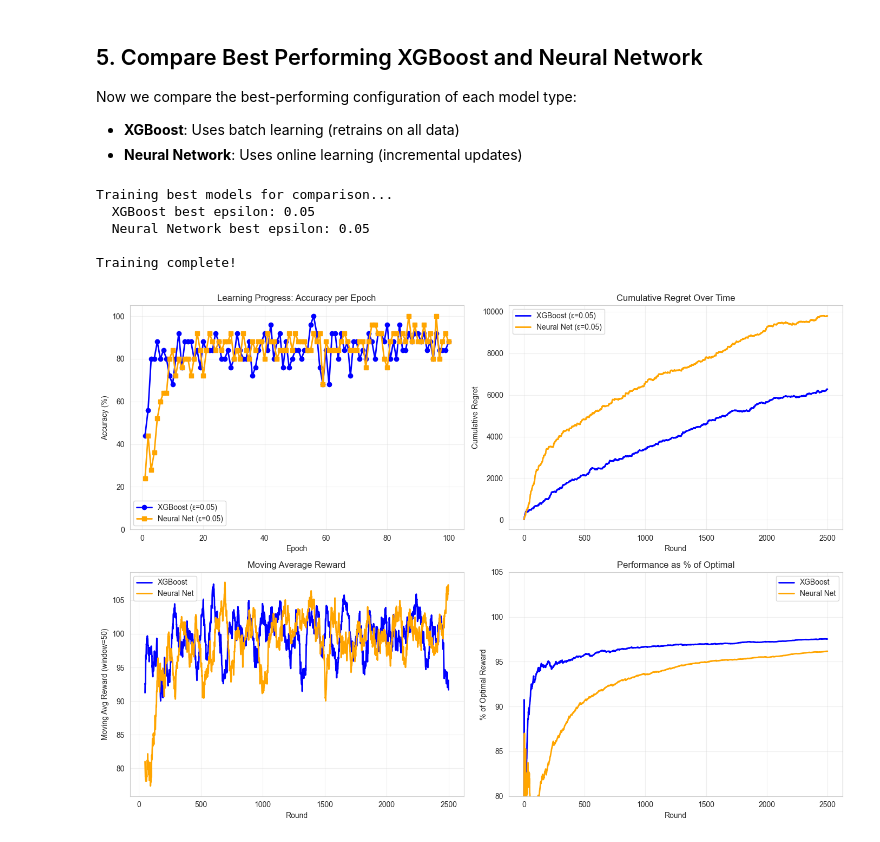
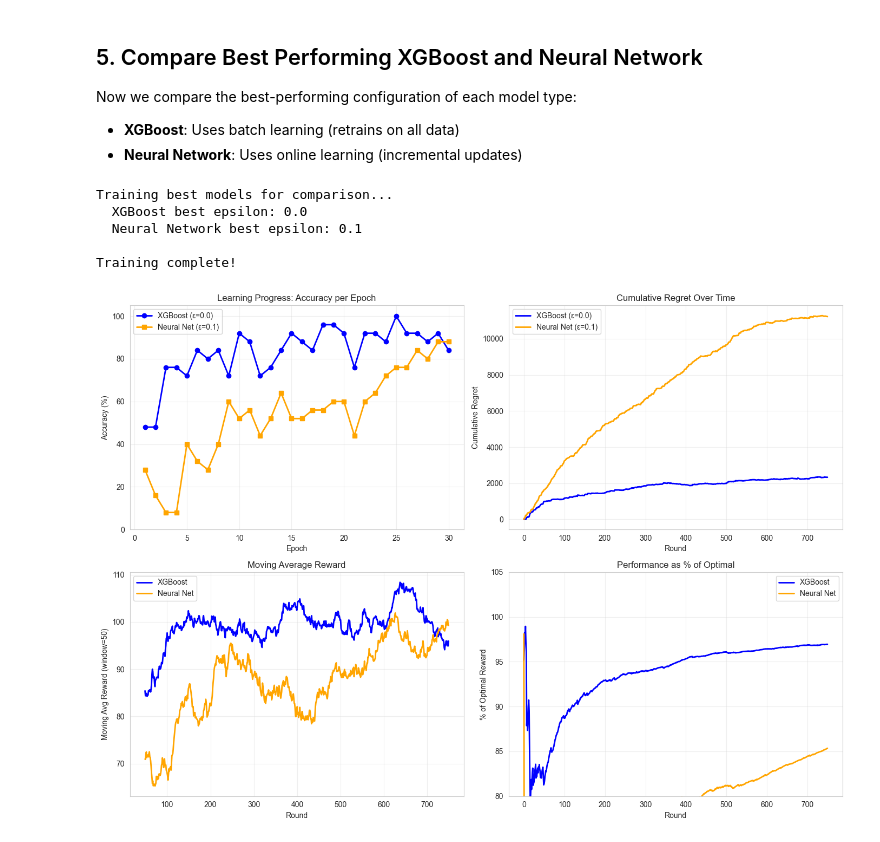
Before and after one commit to dohrenstein/Contextual-Multi-Arm-Bandits, a Jupyter notebook: cmab_comparison.ipynb, the cells around one changed output. Cells and saved outputs as stored; diff of their text form; code cells hidden in the pictures.

Commit message:
improve training efficiency and add scale example

```diff
--- a/cmab_comparison.ipynb
+++ b/cmab_comparison.ipynb
@@ -114,23 +115,23 @@ Hard Worker + Creative Student:
   Hands-on    : 145.7 ⭐ BEST
 # %%
 # Generate an example class to visualize the student population
-student_class = generate_student_class(ground_truth, class_size=CLASS_SIZE, target_proportions=TARGET_PROPORTIONS)
+contexts, optimal_arms = generate_student_class(ground_truth, class_size=CLASS_SIZE, target_proportions=TARGET_PROPORTIONS)
 
 print(f"Example class of {CLASS_SIZE} students:\n")
 print(f"{'ID':<5} {'Prior':<8} {'Study':<8} {'Aptitude':<8} {'Attention':<10} {'Creativity':<10} {'Optimal Lesson':<15}")
 print("-" * 85)
-for s in student_class[:6]:  # Show first 6 students
-    lesson_name = lesson_types[s['optimal_arm']]
-    c = s['context']
-    print(f"{s['id']:<5} {c[0]:<8.3f} {c[1]:<8.3f} {c[2]:<8.3f} {c[3]:<10.3f} {c[4]:<10.3f} {lesson_name:<15}")
+for i in range(min(6, len(contexts))):  # Show first 6 students
+    lesson_name = lesson_types[optimal_arms[i]]
+    c = contexts[i]
+    print(f"{i:<5} {c[0]:<8.3f} {c[1]:<8.3f} {c[2]:<8.3f} {c[3]:<10.3f} {c[4]:<10.3f} {lesson_name:<15}")
 
-# Show distribution of optimal lessons
-optimal_counts = {0: 0, 1: 0, 2: 0}
-for s in student_class:
-    optimal_counts[s['optimal_arm']] += 1
+# Show distribution of optimal lessons (vectorized)
+unique, counts = np.unique(optimal_arms, return_counts=True)
+optimal_counts = dict(zip(unique, counts))
 
 print("\nClass composition by optimal lesson type:")
-for arm, count in optimal_counts.items():
+for arm in range(3):
+    count = optimal_counts.get(arm, 0)
     print(f"  {lesson_types[arm]:12s}: {count:2d} students ({count/CLASS_SIZE*100:.1f}%)")
 # %% [output]
 Example class of 25 students:
@@ -211,7 +212,7 @@ for eps in epsilon_values:
         ground_truth,
         class_size=CLASS_SIZE,
         target_proportions=TARGET_PROPORTIONS,
-        n_epochs=100,
+        n_epochs=30,
         verbose=False,
     )
     xgb_results[eps] = history
@@ -378,7 +379,7 @@ for eps in epsilon_values:
         epsilon=eps,
         learning_rate=0.01,
         hidden_sizes=[64, 32, 8],
-        replay_buffer_size=500,
+        replay_buffer_size=CLASS_SIZE,
         batch_size=32,
     )
     history = train_bandit(
@@ -386,7 +387,7 @@ for eps in epsilon_values:
         ground_truth,
         class_size=CLASS_SIZE,
         target_proportions=TARGET_PROPORTIONS,
-        n_epochs=100,
+        n_epochs=30,
         verbose=False,
     )
     nn_results[eps] = history
@@ -502,26 +503,26 @@ print()
 
 # Train fresh models with best epsilon values
 final_xgb = ContextualBanditXGB(n_arms=3, n_features=5, epsilon=best_xgb_eps)
-final_xgb_history = train_bandit(final_xgb, ground_truth, n_epochs=100, verbose=False)
+final_xgb_history = train_bandit(final_xgb, ground_truth, n_epochs=30, verbose=False)
 
 final_nn = ContextualBanditNN(
     n_arms=3, n_features=5, epsilon=best_nn_eps,
-    learning_rate=0.01, hidden_sizes=[64, 32], replay_buffer_size=500, batch_size=32
+    learning_rate=0.01, hidden_sizes=[64, 32], replay_buffer_size=CLASS_SIZE, batch_size=32
 )
-final_nn_history = train_bandit(final_nn, ground_truth, n_epochs=100, verbose=False)
+final_nn_history = train_bandit(final_nn, ground_truth, n_epochs=30, verbose=False)
 
 print("Training complete!")
 # %% [output]
 Training best models for comparison...
-  XGBoost best epsilon: 0.05
-  Neural Network best epsilon: 0.05
+  XGBoost best epsilon: 0.0
+  Neural Network best epsilon: 0.1
 
 Training complete!
 # %%
 # Compare XGBoost vs Neural Network
 fig, axes = plt.subplots(2, 2, figsize=(14, 10))
 
-n_epochs = 100
+n_epochs = int(max(final_xgb_history['epoch'])) + 1  # Get actual number of epochs from history
 
 # Plot 1: Accuracy Learning Curves
 xgb_accuracies = [final_xgb_history['epoch_accuracy'][e * CLASS_SIZE] for e in range(n_epochs)]
@@ -548,38 +549,36 @@ axes[0, 1].set_title('Cumulative Regret Over Time')
 axes[0, 1].legend()
 axes[0, 1].grid(True, alpha=0.3)
 
 # Plot 3: Moving Average Reward
 window = 50
 xgb_ma = pd.Series(final_xgb_history['reward']).rolling(window=window).mean()
 nn_ma = pd.Series(final_nn_history['reward']).rolling(window=window).mean()
 
 axes[1, 0].plot(final_xgb_history['round'], xgb_ma, label=f'XGBoost', linewidth=2, color='blue')
 axes[1, 0].plot(final_nn_history['round'], nn_ma, label=f'Neural Net', linewidth=2, color='orange')
 axes[1, 0].set_xlabel('Round')
 axes[1, 0].set_ylabel(f'Moving Avg Reward (window={window})')
 axes[1, 0].set_title('Moving Average Reward')
 axes[1, 0].legend()
 axes[1, 0].grid(True, alpha=0.3)
 
 # Plot 4: % of Optimal Reward
-xgb_pct = [final_xgb_history['cumulative_reward'][i] / final_xgb_history['cumulative_optimal_reward'][i] * 100
-           for i in range(len(final_xgb_history['round']))]
-nn_pct = [final_nn_history['cumulative_reward'][i] / final_nn_history['cumulative_optimal_reward'][i] * 100
-          for i in range(len(final_nn_history['round']))]
+xgb_pct = final_xgb_history['cumulative_reward'] / final_xgb_history['cumulative_optimal_reward'] * 100
+nn_pct = final_nn_history['cumulative_reward'] / final_nn_history['cumulative_optimal_reward'] * 100
 
 axes[1, 1].plot(final_xgb_history['round'], xgb_pct, label=f'XGBoost', linewidth=2, color='blue')
 axes[1, 1].plot(final_nn_history['round'], nn_pct, label=f'Neural Net', linewidth=2, color='orange')
 axes[1, 1].set_xlabel('Round')
 axes[1, 1].set_ylabel('% of Optimal Reward')
 axes[1, 1].set_title('Performance as % of Optimal')
 axes[1, 1].legend()
 axes[1, 1].grid(True, alpha=0.3)
 axes[1, 1].set_ylim([80, 105])
 
 plt.tight_layout()
 plt.show()
 # %% [output]
-[figure, old version]
+[figure, new version]
 # %%
 # Visualize learned decision boundaries (2D slice: Prior Knowledge vs Aptitude)
 # Note: With 5 features, we fix 3 features and vary 2 for visualization
```
Also changed, not shown: parts of 13 cells of this notebook, 5 other files.
